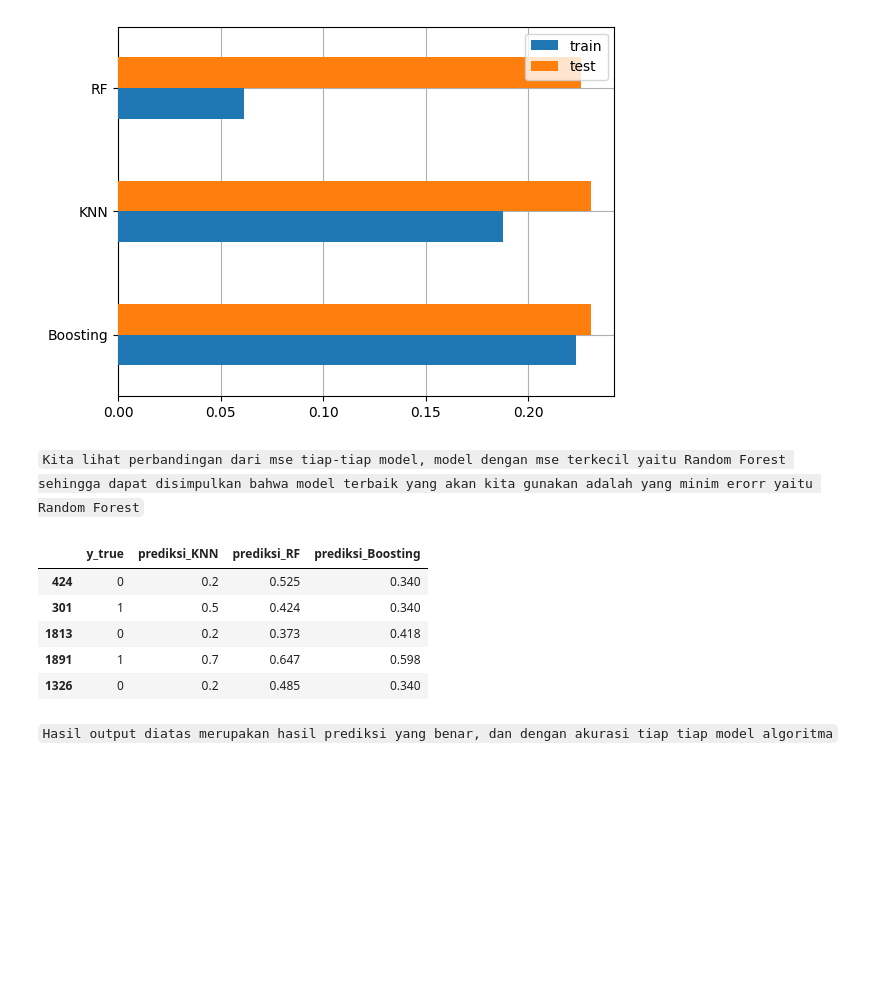
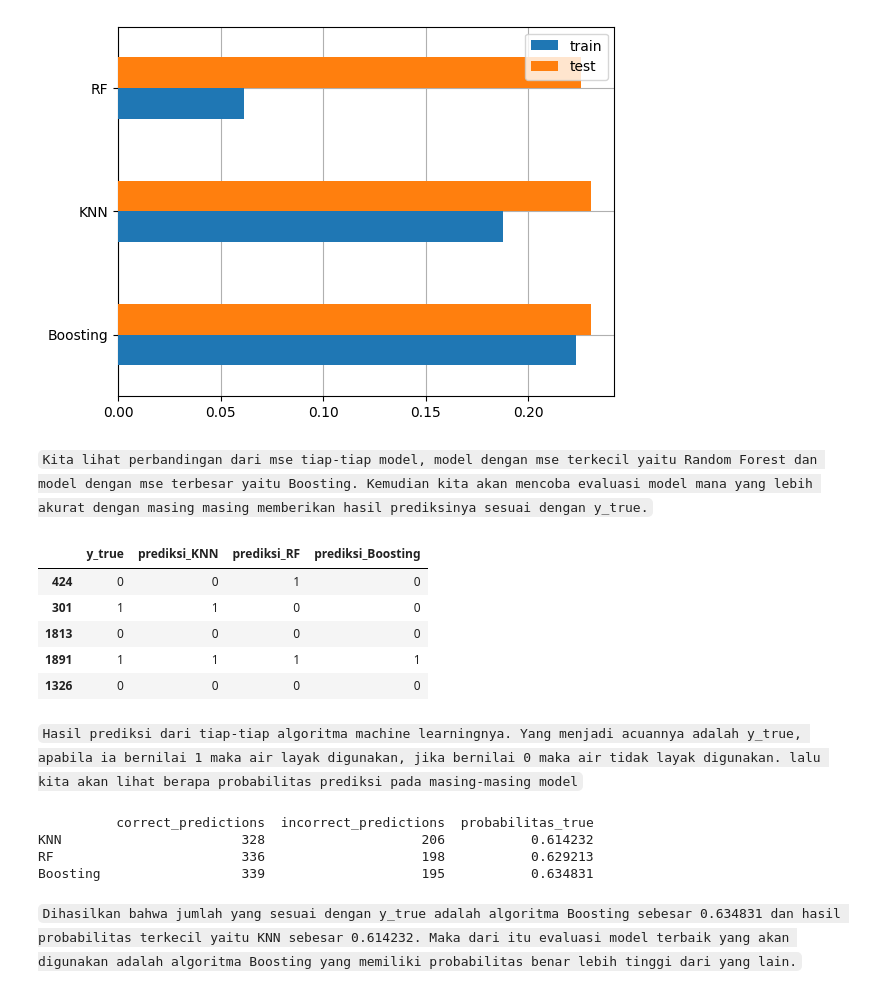
Before and after one commit to ilman79/predict_salary_Indonesia, a Jupyter notebook: Predict_salary_Indonesia.ipynb, the cells around one changed output. Cells and saved outputs as stored; diff of their text form; code cells hidden in the pictures; blank space fills up the shorter version.

```diff
--- a/Predict_salary_Indonesia.ipynb
+++ b/Predict_salary_Indonesia.ipynb
@@ -361,21 +357,65 @@ ax.grid(zorder=0)
 # %% [output]
 [figure]
 # %% [markdown]
-`Kita lihat perbandingan dari mse tiap-tiap model, model dengan mse terkecil yaitu Random Forest sehingga dapat disimpulkan bahwa model terbaik yang akan kita gunakan adalah yang minim erorr yaitu Random Forest`
+`Kita lihat perbandingan dari mse tiap-tiap model, model dengan mse terkecil yaitu Random Forest dan model dengan mse terbesar yaitu Boosting. Kemudian kita akan mencoba evaluasi model mana yang lebih akurat dengan masing masing memberikan hasil prediksinya sesuai dengan y_true.`
-# %%
-prediksi = pd.DataFrame(X_test[:5])
-prediksi = prediksi.iloc[:5].copy()
-pred_dict = {'y_true':y_test[:5]}
-for name, model in model_dict.items():
-    pred_dict['prediksi_'+name] = model.predict(prediksi).round(3)
-    # Buat DataFrame untuk hasil prediksi
-pd.DataFrame(pred_dict)
-# %% [output]
-|  | y_true | prediksi_KNN | prediksi_RF | prediksi_Boosting |
-| 424 | 0 | 0.2 | 0.525 | 0.340 |
-| 301 | 1 | 0.5 | 0.424 | 0.340 |
-| 1813 | 0 | 0.2 | 0.373 | 0.418 |
-| 1891 | 1 | 0.7 | 0.647 | 0.598 |
-| 1326 | 0 | 0.2 | 0.485 | 0.340 |
-# %% [markdown]
-`Hasil output diatas merupakan hasil prediksi yang benar, dan dengan akurasi tiap tiap model algoritma`
+# %%
+import pandas as pd
+
+# Definisikan fungsi untuk mengubah prediksi probabilitas menjadi nilai 0 atau 1 berdasarkan threshold
+def binarize_predictions(predictions, threshold=0.5):
+    binarized = [1 if pred >= threshold else 0 for pred in predictions]
+    return binarized
+# Inisialisasi DataFrame untuk hasil prediksi
+prediksi = pd.DataFrame(X_test)
+
+# Inisialisasi kamus untuk hasil prediksi
+pred_dict = {'y_true': y_test}
+
+# Loop melalui model-model dalam model_dict
+for name, model in model_dict.items():
+    predicted_probs = model.predict(prediksi)
+
+    predicted_classes = binarize_predictions(predicted_probs)
+    pred_dict['prediksi_' + name] = predicted_classes
+
+# Buat DataFrame dari pred_dict untuk hasil prediksi
+hasil_prediksi = pd.DataFrame(pred_dict)
+# Tampilkan hasil prediksi
+hasil_prediksi.head()
+# %% [output]
+|  | y_true | prediksi_KNN | prediksi_RF | prediksi_Boosting |
+| 424 | 0 | 0 | 1 | 0 |
+| 301 | 1 | 1 | 0 | 0 |
+| 1813 | 0 | 0 | 0 | 0 |
+| 1891 | 1 | 1 | 1 | 1 |
+| 1326 | 0 | 0 | 0 | 0 |
+# %% [markdown]
+`Hasil prediksi dari tiap-tiap algoritma machine learningnya. Yang menjadi acuannya adalah y_true, apabila ia bernilai 1 maka air layak digunakan, jika bernilai 0 maka air tidak layak digunakan. lalu kita akan lihat berapa probabilitas prediksi pada masing-masing model`
+# %%
+# Inisialisasi kamus untuk menyimpan hasil evaluasi
+evaluation_results = {}
+
+# Loop melalui kolom prediksi_model dalam hasil_prediksi
+for name in model_dict.keys():
+    predicted_column = 'prediksi_' + name
+    correct_predictions = (hasil_prediksi[predicted_column] == hasil_prediksi['y_true']).sum()
+    incorrect_predictions = len(hasil_prediksi) - correct_predictions
+
+    evaluation_results[name] = {
+        'correct_predictions': correct_predictions,
+        'incorrect_predictions': incorrect_predictions,
+        'probabilitas_true': correct_predictions/(correct_predictions+incorrect_predictions)
+    }
+
+# Buat DataFrame dari evaluation_results untuk hasil evaluasi
+hasil_evaluasi = pd.DataFrame.from_dict(evaluation_results, orient='index')
+
+# Tampilkan hasil evaluasi
+print(hasil_evaluasi)
+# %% [output]
+          correct_predictions  incorrect_predictions  probabilitas_true
+KNN                       328                    206           0.614232
+RF                        336                    198           0.629213
+Boosting                  339                    195           0.634831
+# %% [markdown]
+`Dihasilkan bahwa jumlah yang sesuai dengan y_true adalah algoritma Boosting sebesar 0.634831 dan hasil probabilitas terkecil yaitu KNN sebesar 0.614232. Maka dari itu evaluasi model terbaik yang akan digunakan adalah algoritma Boosting yang memiliki probabilitas benar lebih tinggi dari yang lain.`
```
Also changed, not shown: parts of 2 cells of this notebook.
